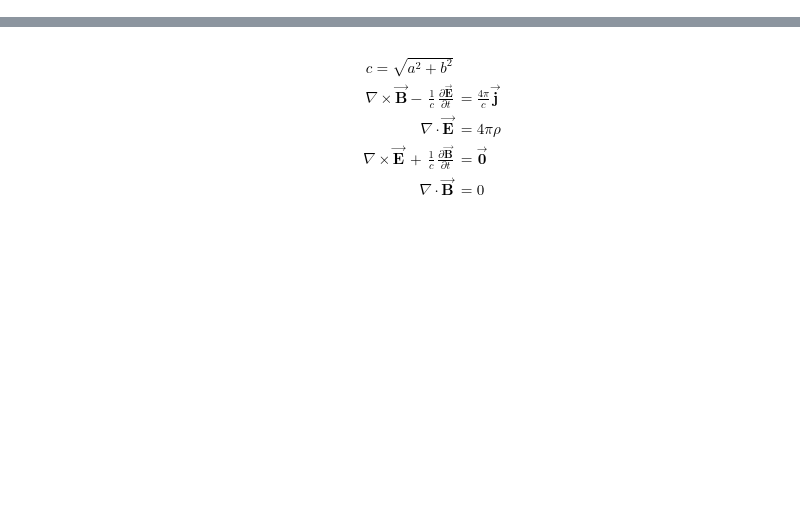
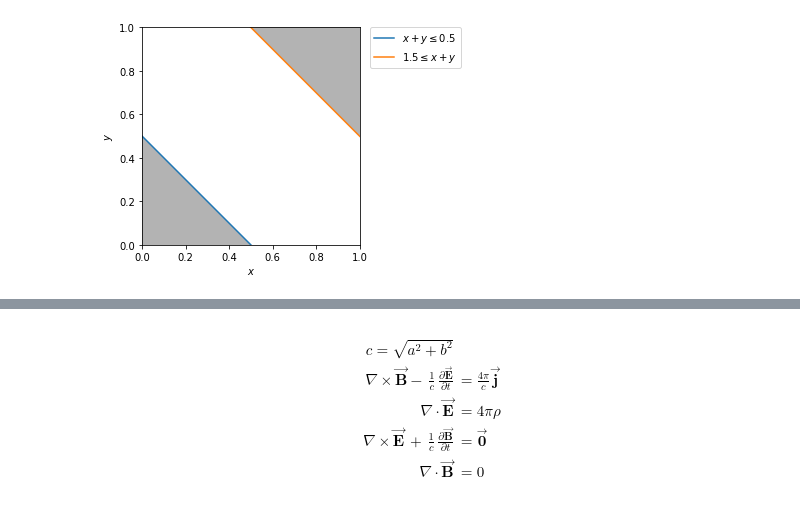
Before and after one commit to ivansetiawantky/welovemath, a Jupyter notebook: smak1/20200208_prob_sin2x/20200208_prob_sin2x.ipynb, the cells around one changed output, grey strips where cells are left out. Saved outputs shown, nothing was run; the diff lists cells and outputs as text; code cells hidden in the pictures; blank space fills up the shorter version.

```diff
--- a/smak1/20200208_prob_sin2x/20200208_prob_sin2x.ipynb
+++ b/smak1/20200208_prob_sin2x/20200208_prob_sin2x.ipynb
@@ -14,0 +279,29 @@ plt.show()
+# %%
+%matplotlib inline
+import numpy as np
+import matplotlib.pyplot as plt
+# plot the feasible region
+d = np.linspace(-2,2,1000)
+x,y = np.meshgrid(d,d)
+plt.imshow( ( ((y>=0) & (y<=1) & (x>=0) & (x<=1) & (y<=0.5-x) & (y>= -x)) |
+            ((y>=0) & (y<=1) & (x>=0) & (x<=1) & (y<=2-x) & (y>= 1.5-x)) ) .astype(int) ,
+                extent=(x.min(),x.max(),y.min(),y.max()),origin="lower", cmap="Greys", alpha = 0.3);
+
+# plot the lines defining the constraints
+x = np.linspace(-2, 2, 2000)
+y1 = 0.5 - x
+y2 = 1.5 - x
+
+# Make plot
+plt.plot(x, y1, label=r'$x+y \leq 0.5$')
+plt.plot(x, y2, label=r'$1.5 \leq x+y$')
+plt.axis("scaled")
+# plt.grid(True)
+plt.xlim(0,1)
+plt.ylim(0,1)
+plt.legend(bbox_to_anchor=(1.05, 1), loc=2, borderaxespad=0.)
+plt.xlabel(r'$x$')
+plt.ylabel(r'$y$')
+plt.show()
+# %% [output]
+[figure, added]
```
Also changed, not shown: parts of 26 cells of this notebook, 1 other file.
